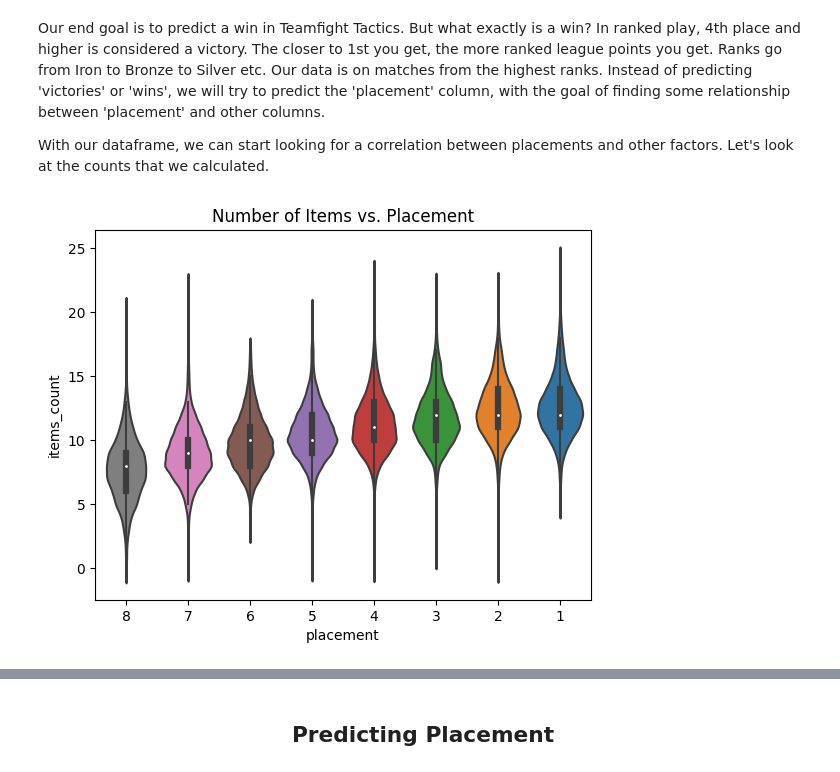
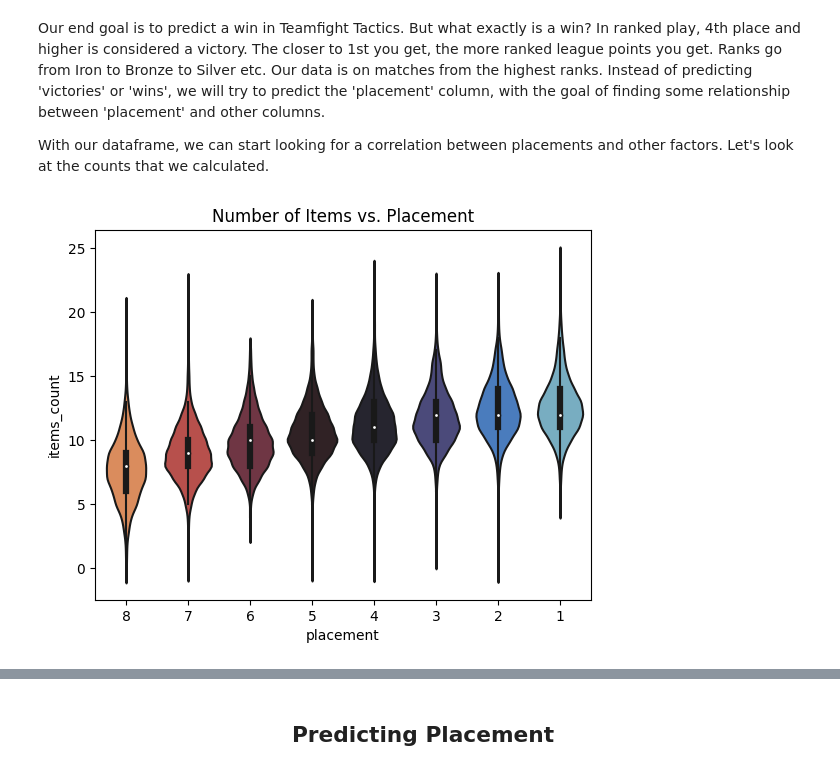
Before and after one commit to Skahan93/Skahan93.github.io, a Jupyter notebook: index.ipynb, the cells around one changed output, grey strips where cells are left out. Cells and saved outputs as stored; diff of their text form; code cells hidden in the pictures.

```diff
--- a/index.ipynb
+++ b/index.ipynb
@@ -118,9 +124,9 @@ Our end goal is to predict a win in Teamfight Tactics. But what exactly is a win
 
 With our dataframe, we can start looking for a correlation between placements and other factors. Let's look at the counts that we calculated.
 # %%
-item_plot = sb.violinplot(x = 'placement', y = 'items_count', data = mdf)
+item_plot = sb.violinplot(x = 'placement', y = 'items_count', data = mdf, palette="icefire")
 plt.title('Number of Items vs. Placement')
 item_plot.invert_xaxis()
 plt.show()
 # %% [output]
-[figure, old version]
+[figure, new version]
```
Also changed, not shown: parts of 13 cells of this notebook, 1 other file.
